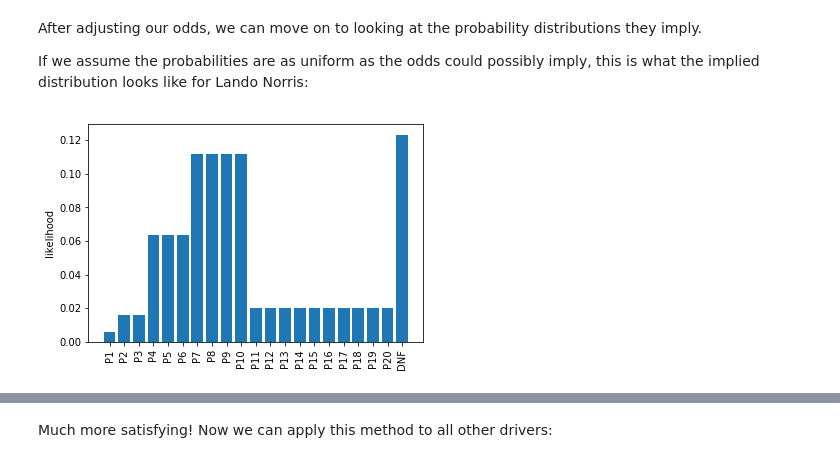
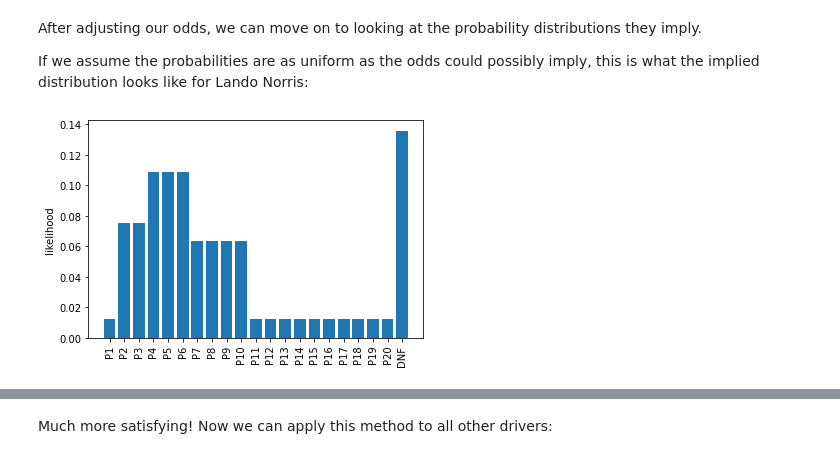
Before and after one commit to harryrgrove/F1_model, a Jupyter notebook: model.ipynb, the cells around one changed output, grey strips where cells are left out. Drawn from its saved outputs; the diff is of its cells as text; code cells hidden in the pictures.

```diff
--- a/model.ipynb
+++ b/model.ipynb
@@ -142,21 +142,21 @@ If we assume the probabilities are as uniform as the odds could possibly imply,
 # %%
 def get_probs(idx):
     probs = [df.loc[idx, 'winner']]
     probs += [(df.loc[idx, 'top3'] - df.loc[idx, 'winner'])/2] * 2
     probs += [(df.loc[idx, 'top6'] - df.loc[idx, 'top3']) / 3] * 3
     probs += [(df.loc[idx, 'top10'] - df.loc[idx, 'top6']) / 4] * 4
     probs += [(1 - df.loc[idx, 'top10'] - df.loc[idx, 'dnf']) / 10] * 10
     probs.append(df.loc[idx, 'dnf'])
     return probs
 
-driver = 'Ricciardo'
+driver = 'Norris'
 
 plt.bar(['P{}'.format(i) for i in range(1, 21)] + ['DNF'], get_probs(driver))
 plt.xticks(rotation=90)
 plt.ylabel('likelihood')
 plt.show()
 # %% [output]
-[figure, old version]
+[figure, new version]
 # %% [markdown]
 If we wanted, we could calculate expected value projections using these uniform distributions, and this would work fine. To improve them slightly (and also for the sake of fun), we want them to resemble a bell-curve. An easy way to do this is to minimize the squared difference between the implied probabilities of consecutive finishes, which can be done with quadratic optimisation.
 
```
Also changed, not shown: parts of 28 cells of this notebook, 1 other file.
